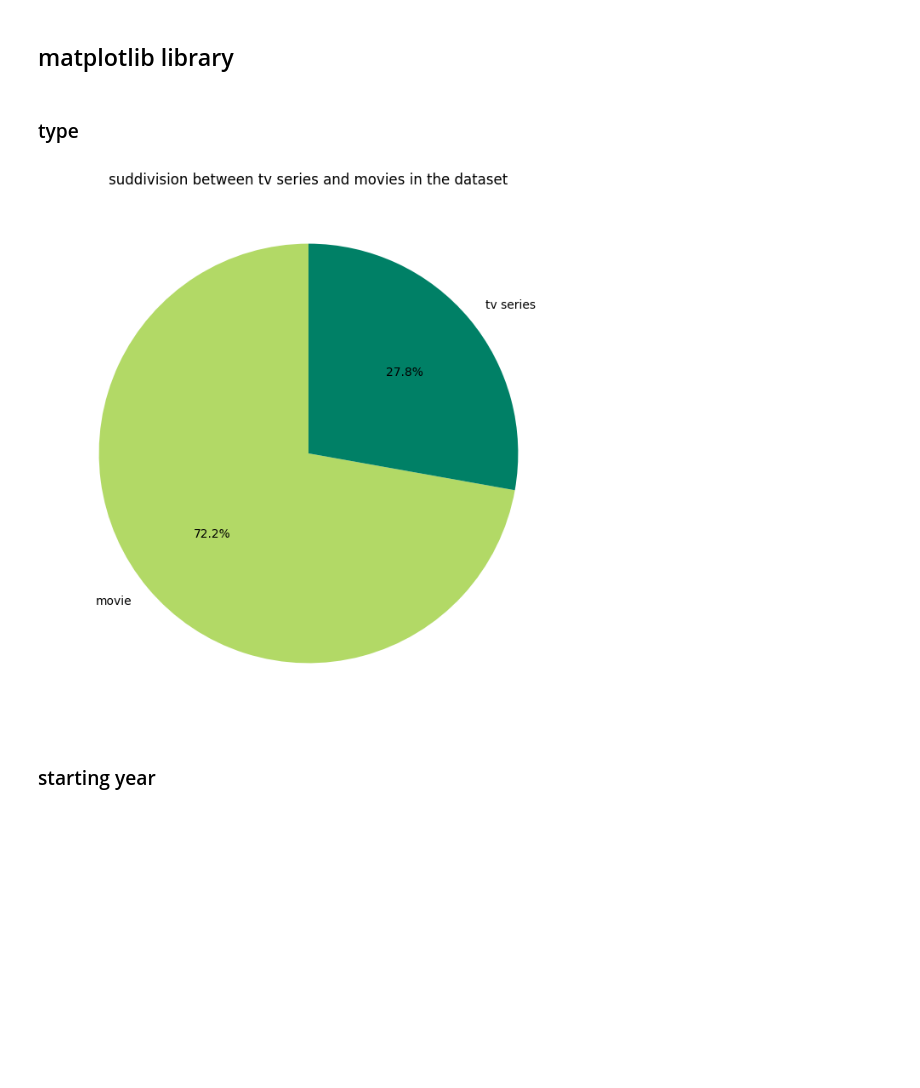
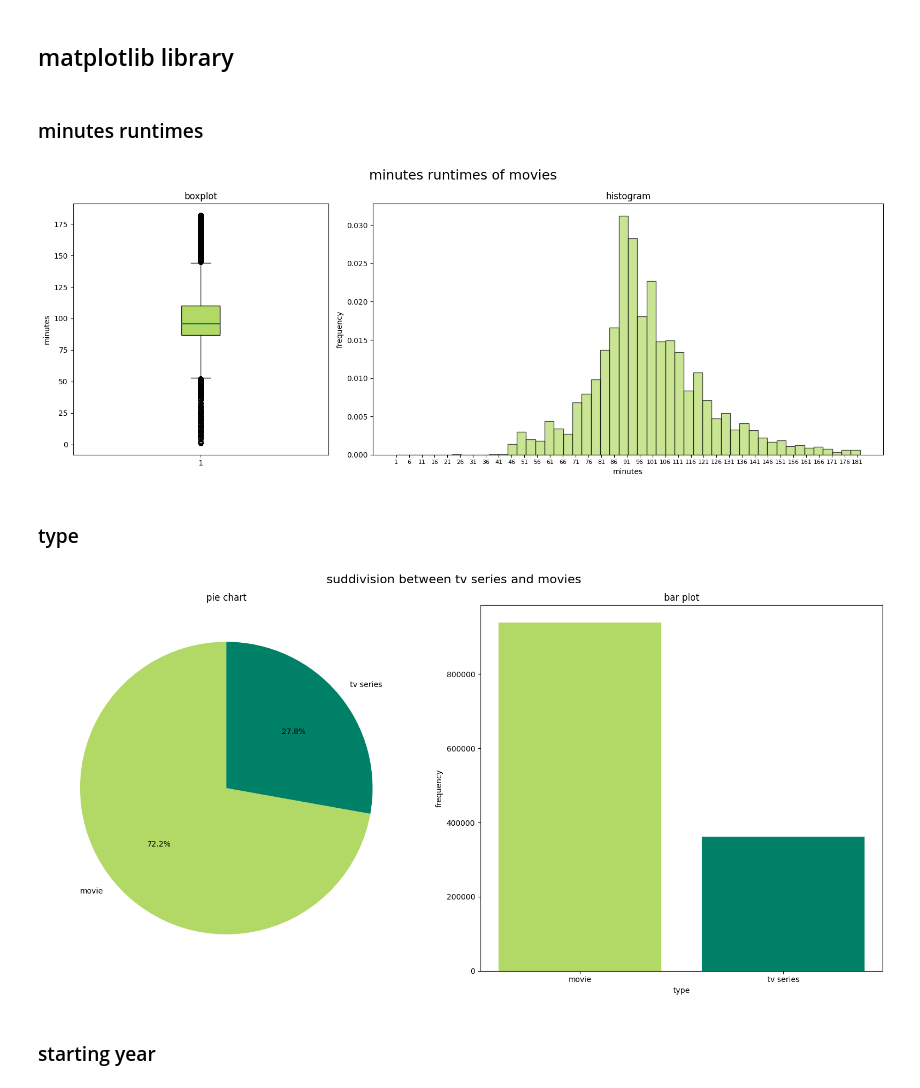
Before and after one commit to depa-tto/Python-project-exam, a Jupyter notebook: Py_project_DePatto.ipynb, the cells around one changed output. Saved outputs shown, nothing was run; the diff lists cells and outputs as text; code cells hidden in the pictures; blank space fills up the shorter version.

Commit message:
boxplots and side by side plots

```diff
--- a/Py_project_DePatto.ipynb
+++ b/Py_project_DePatto.ipynb
@@ -99,3 +99,5 @@ game_set.loc[game_set['minutes_runtimes'] == np.max(game_set['minutes_runtimes']
 | 374708 | Anders Weberg | 1968 | director | cinematographer | writer | movie | Ambiancé | ... |
 # %% [markdown]
 ## matplotlib library
+# %% [markdown]
+### minutes runtimes
@@ -102,16 +107,51 @@ game_set.loc[game_set['minutes_runtimes'] == np.max(game_set['minutes_runtimes']
+# %%
+fig, axes = plt.subplots(1, 2, figsize=(16, 6), gridspec_kw={'width_ratios': [1, 2]})
+
+box = axes[0].boxplot(minutes_runtimes_filtered['minutes_runtimes'], patch_artist=True)
+for element in box['boxes']:
+    element.set(facecolor="#B2D966")
+for element in box['medians']:
+    element.set(color="#008066", linewidth=2)
+axes[0].set_title('boxplot', fontsize=12)
+axes[0].set_ylabel('minutes')
+
+axes[1].hist(minutes_runtimes_filtered['minutes_runtimes'], bins=50, color='#B2D966', alpha=0.7, edgecolor='black', density=True)
+axes[1].set_title('histogram', fontsize=12)
+axes[1].set_xlabel('minutes', fontsize=10)
+axes[1].set_ylabel('frequency', fontsize=10)
+axes[1].set_xticks(np.arange(minutes_runtimes_filtered['minutes_runtimes'].min(), minutes_runtimes_filtered['minutes_runtimes'].max(), step=5))
+axes[1].tick_params(axis='x', labelsize=8)
+
+fig.suptitle('minutes runtimes of movies', fontsize=18)
+
+plt.tight_layout()
+plt.show()
+# %% [output]
+[figure, added]
 # %% [markdown]
 ### type
 # %%
 type_counts = Counter(game_set['type'])
-
 categories = list(type_counts.keys())
 frequencies = list(type_counts.values())
 
-plt.figure(figsize=(8,8))
-plt.pie(frequencies, labels=categories, colors=['#B2D966', '#008066'], autopct='%1.1f%%', startangle=90)
-plt.title("suddivision between tv series and movies in the dataset")
+fig, axes = plt.subplots(1, 2, figsize=(16, 8))
+
+axes[0].pie(frequencies, labels=categories, colors=['#B2D966', '#008066'], autopct='%1.1f%%', startangle=90)
+axes[0].set_title("pie chart", fontsize=12)
+
+axes[1].bar(categories, frequencies, color=['#B2D966', '#008066'])
+axes[1].set_title("bar plot", fontsize=12)
+axes[1].set_ylabel("frequency", fontsize=10)
+axes[1].set_xlabel("type", fontsize=10)
+axes[1].set_xticks(categories)
+axes[1].set_xticklabels(categories)
+
+fig.suptitle('suddivision between tv series and movies', fontsize=16)
+
+plt.tight_layout()
 plt.show()
 # %% [output]
-[figure, old version]
+[figure, new version]
 # %% [markdown]
 ### starting year
```
Also changed, not shown: parts of 14 cells of this notebook.
